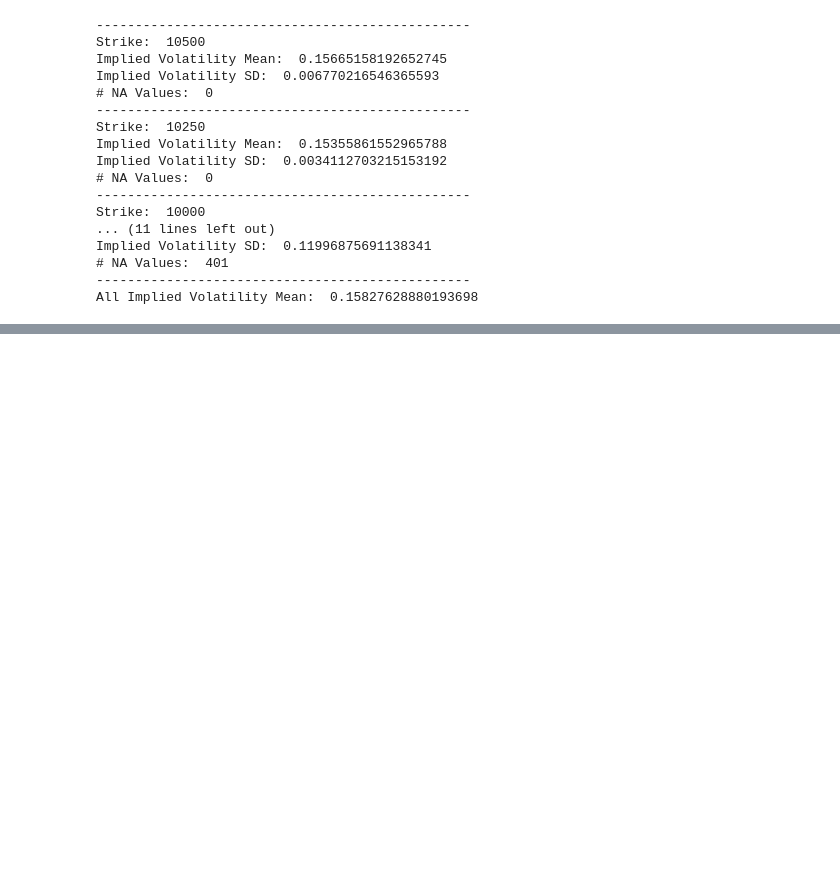
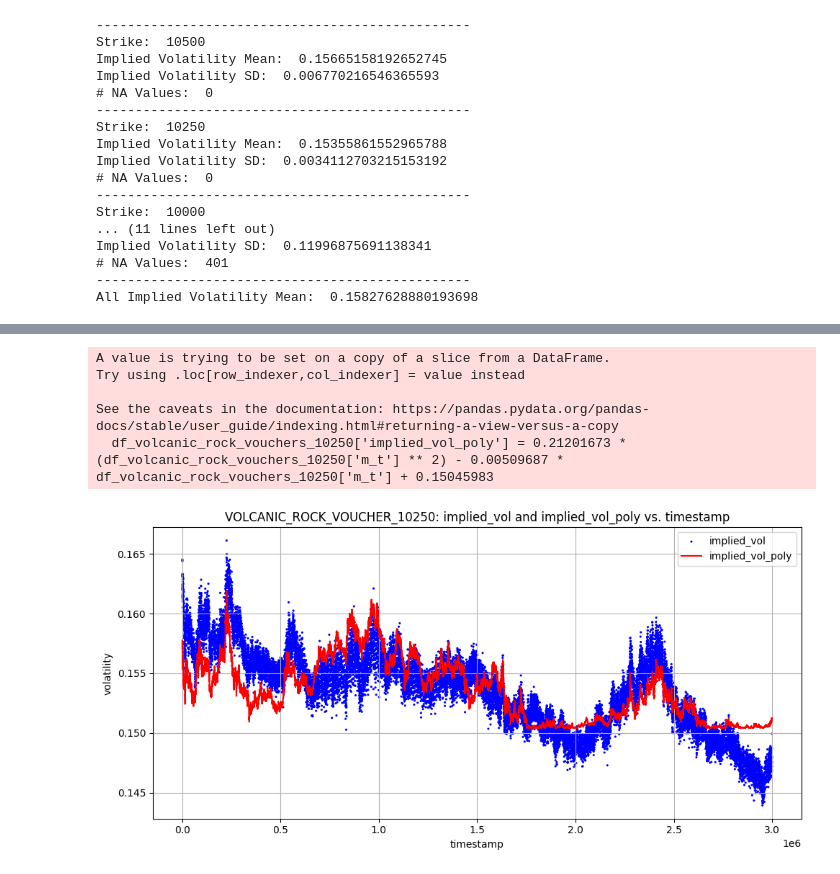
Before and after one commit to txuglassop/prosperity, a Jupyter notebook: notebooks/round3_research.ipynb, the cells around one changed output, grey strips where cells are left out. Drawn from its saved outputs; the diff is of its cells as text; code cells hidden in the pictures; blank space fills up the shorter version.

```diff
--- a/notebooks/round3_research.ipynb
+++ b/notebooks/round3_research.ipynb
@@ -203,0 +263,25 @@ for strike in strike_prices:
+# %%
+df_volcanic_rock_vouchers_10250 = df_volcanic_rock_vouchers[df_volcanic_rock_vouchers['product'] == "VOLCANIC_ROCK_VOUCHER_10250"]
+df_volcanic_rock_vouchers_10250['implied_vol_poly'] = 0.21201673 * (df_volcanic_rock_vouchers_10250['m_t'] ** 2) - 0.00509687 * df_volcanic_rock_vouchers_10250['m_t'] + 0.15045983
+plt.figure(figsize=(10, 5))
+
+sns.scatterplot(data=df_volcanic_rock_vouchers_10250, x='timestamp', y='implied_vol',
+                s=5, color='blue', edgecolor='none', label='implied_vol')
+
+sns.lineplot(data=df_volcanic_rock_vouchers_10250, x='timestamp', y='implied_vol_poly',
+                color='red', label='implied_vol_poly')
+
+plt.title('VOLCANIC_ROCK_VOUCHER_10250: implied_vol and implied_vol_poly vs. timestamp')
+plt.xlabel('timestamp')
+plt.ylabel('volatility')
+plt.grid(True)
+plt.legend()
+plt.tight_layout()
+plt.show()
+# %% [output]
+A value is trying to be set on a copy of a slice from a DataFrame.
+Try using .loc[row_indexer,col_indexer] = value instead
+
+See the caveats in the documentation: https://pandas.pydata.org/pandas-docs/stable/user_guide/indexing.html#returning-a-view-versus-a-copy
+  df_volcanic_rock_vouchers_10250['implied_vol_poly'] = 0.21201673 * (df_volcanic_rock_vouchers_10250['m_t'] ** 2) - 0.00509687 * df_volcanic_rock_vouchers_10250['m_t'] + 0.15045983
+[figure, added]
```
Also changed, not shown: parts of 4 cells of this notebook.
